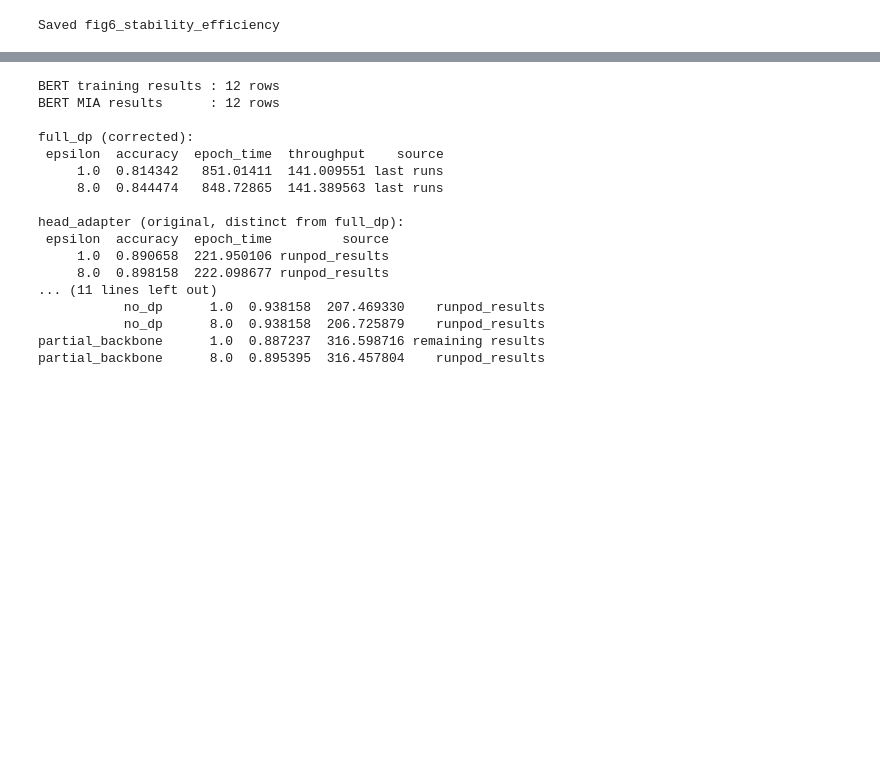
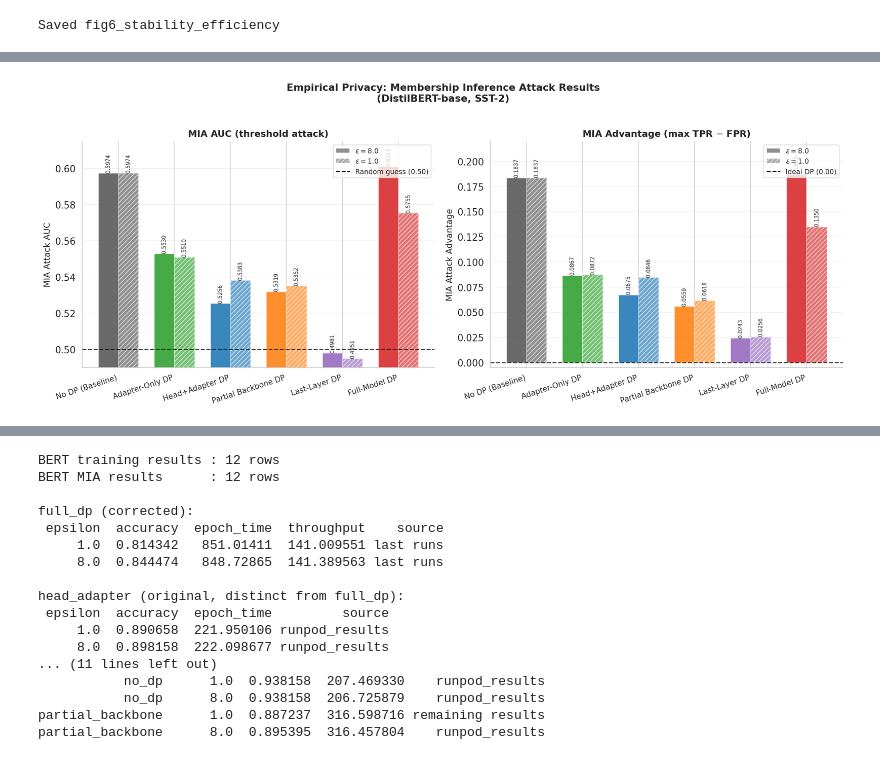
Before and after one commit to samilnamli/dp-peft-research, a Jupyter notebook: notebooks/distilbert_analysis.ipynb, the cells around one changed output, grey strips where cells are left out. Drawn from its saved outputs; the diff is of its cells as text; code cells hidden in the pictures; blank space fills up the shorter version.

```diff
--- a/notebooks/distilbert_analysis.ipynb
+++ b/notebooks/distilbert_analysis.ipynb
@@ -550,0 +632,95 @@ Saved fig6_stability_efficiency
+# %%
+## Figure B — Empirical Privacy: MIA Results (DistilBERT · SST-2)
+# Mirrors BERT MIA figure: AUC left, Advantage right, adapter only
+
+df_mia_a = mia_df[mia_df.peft == 'adapter'].copy()
+
+EPS_PAIRS = [(8.0, '', r'$\varepsilon = 8.0$'),
+             (1.0, '////', r'$\varepsilon = 1.0$')]
+
+fig, (ax_auc, ax_adv) = plt.subplots(1, 2, figsize=(15, 6))
+
+for ax, (metric, ylabel, ref, ref_lbl, ref_ls) in zip(
+    (ax_auc, ax_adv),
+    [
+        ('auc',       'MIA Attack AUC',         0.50, 'Random guess (0.50)', '--'),
+        ('advantage', r'MIA Attack Advantage',  0.00, 'Ideal DP (0.00)',    '--'),
+    ]
+):
+    x  = np.arange(len(PLACEMENT_ORDER))
+    bw = 0.36
+
+    for gi, (eps_val, hatch, legend_lbl) in enumerate(EPS_PAIRS):
+        vals = []
+        for p in PLACEMENT_ORDER:
+            row = df_mia_a[df_mia_a.placement == p]
+            if p != 'no_dp':
+                row = row[row.epsilon == eps_val]
+            if row.empty and p == 'no_dp':
+                row = df_mia_a[df_mia_a.placement == p]
+            vals.append(float(row.iloc[0][metric]) if not row.empty else np.nan)
+
+        offset = (gi - 0.5) * bw
+        bars = ax.bar(
+            x + offset, vals, bw,
+            color=[COLORS[p] for p in PLACEMENT_ORDER],
+            hatch=hatch,
+            alpha=0.88 if gi == 0 else 0.65,
+            edgecolor='white',
+            linewidth=0.6,
+            label=legend_lbl,
+        )
+        for bar, val in zip(bars, vals):
+            if not np.isnan(val):
+                ax.text(
+                    bar.get_x() + bar.get_width() / 2,
+                    bar.get_height() + (0.00015 if metric == 'auc' else 0.0005),
+                    f'{val:.4f}' if metric == 'auc' else f'{val:.4f}',
+                    ha='center', va='bottom', fontsize=7, rotation=90,
+                    color='#222222',
+                )
+
+    ax.axhline(ref, color='black', linestyle=ref_ls, linewidth=1.4,
+               alpha=0.7, label=ref_lbl)
+
+    ax.set_xticks(x)
+    ax.set_xticklabels([LABELS[p] for p in PLACEMENT_ORDER],
+                       rotation=18, ha='right', fontsize=10)
+    ax.set_ylabel(ylabel, fontsize=11)
+    ax.set_title(
+        f'MIA AUC (threshold attack)' if metric == 'auc'
+        else r'MIA Advantage (max TPR $-$ FPR)',
+        fontsize=12, fontweight='bold',
+    )
+    ax.grid(True, axis='y', alpha=0.3)
+    ax.legend(fontsize=9, loc='upper right',
+              handles=[
+                  plt.Rectangle((0,0),1,1, fc='gray', alpha=0.88, label=EPS_PAIRS[0][2]),
+                  plt.Rectangle((0,0),1,1, fc='gray', alpha=0.65, hatch='////', label=EPS_PAIRS[1][2]),
+                  plt.Line2D([0],[0], color='black', linestyle='--', linewidth=1.4,
+                             label=ref_lbl),
+              ])
+    sns.despine(ax=ax)
+
+# Tight y-axis: zoom in to show fine differences
+auc_vals_all = [
+    float(r[metric])
+    for _, r in df_mia_a.iterrows()
+    for metric in ('auc',)
+    if not np.isnan(r['auc'])
+]
+ax_auc.set_ylim(0.490, 0.615)
+ax_adv.set_ylim(-0.005, 0.22)
+
+fig.suptitle(
+    'Empirical Privacy: Membership Inference Attack Results\n'
+    '(DistilBERT-base, SST-2)',
+    fontsize=13, fontweight='bold', y=1.01,
+)
+plt.tight_layout()
+plt.savefig(FIGS / 'figB_distilbert_mia_results.pdf')
+plt.savefig(FIGS / 'figB_distilbert_mia_results.png')
+plt.show()
+print('Saved figB_distilbert_mia_results')
+# %% [output]
+[figure, added]
```
Also changed, not shown: parts of 3 cells of this notebook.
